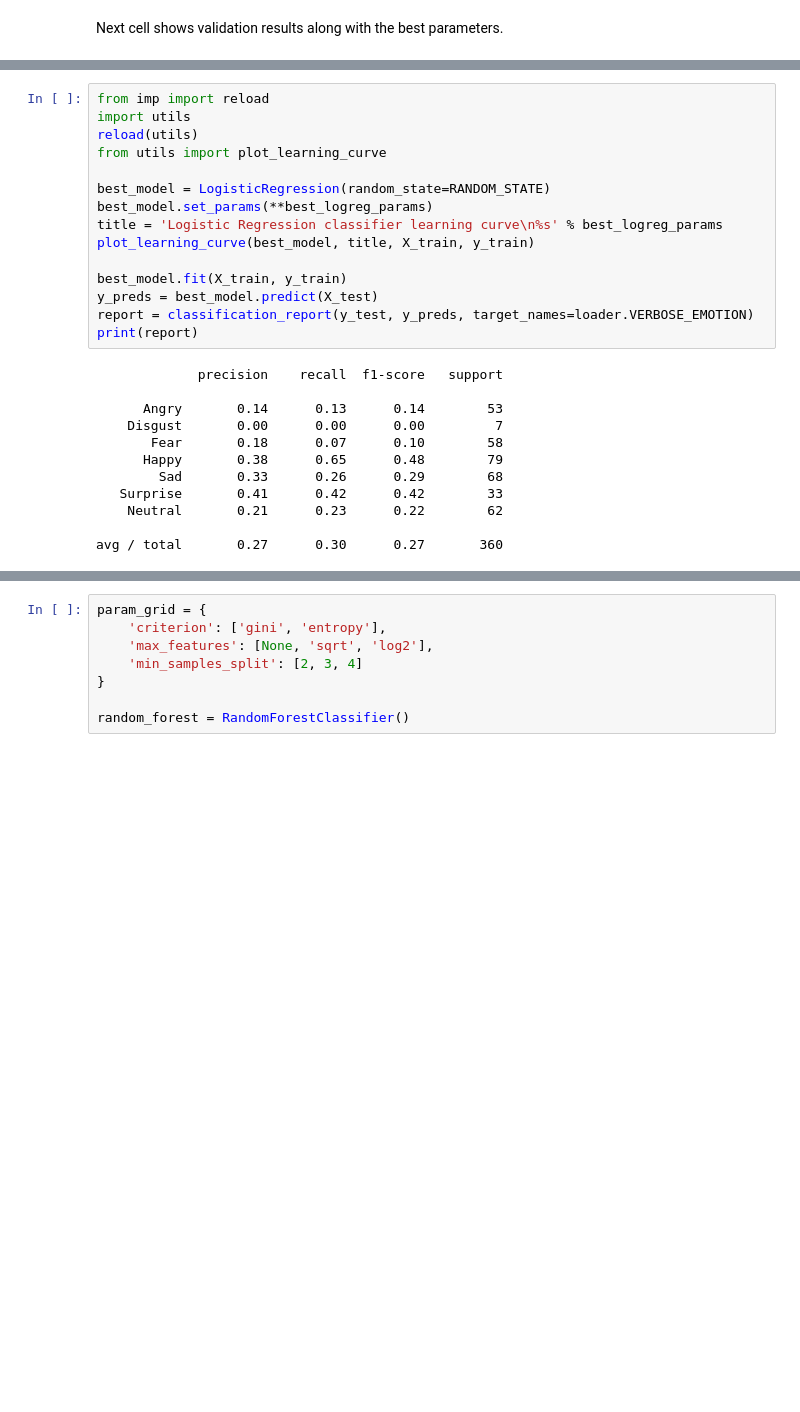
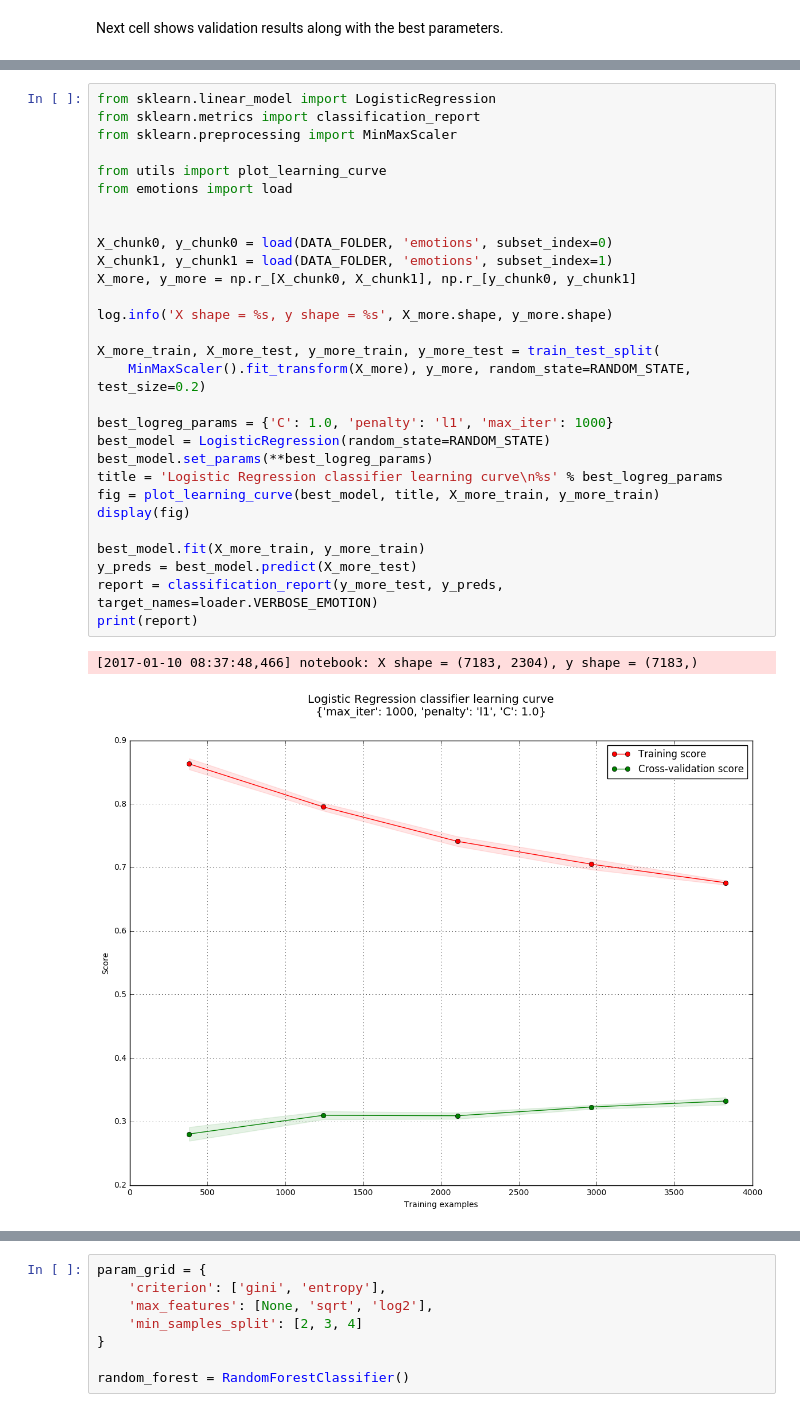
Before and after one commit to devforfu/emotions, a Jupyter notebook: emotions.ipynb, the cells around one changed output, grey strips where cells are left out. Drawn from its saved outputs; the diff is of its cells as text; blank space fills up the shorter version.

Commit message:
Full log reg model

```diff
--- a/emotions.ipynb
+++ b/emotions.ipynb
@@ -343,27 +326,32 @@ Nevertherless, let's plot learning curve too see if more amount data helps to im
 # %%
-from imp import reload
-import utils
-reload(utils)
+from sklearn.linear_model import LogisticRegression
+from sklearn.metrics import classification_report
+from sklearn.preprocessing import MinMaxScaler
+
 from utils import plot_learning_curve
+from emotions import load
 
+
+X_chunk0, y_chunk0 = load(DATA_FOLDER, 'emotions', subset_index=0)
+X_chunk1, y_chunk1 = load(DATA_FOLDER, 'emotions', subset_index=1)
+X_more, y_more = np.r_[X_chunk0, X_chunk1], np.r_[y_chunk0, y_chunk1]
+
+log.info('X shape = %s, y shape = %s', X_more.shape, y_more.shape)
+
+X_more_train, X_more_test, y_more_train, y_more_test = train_test_split(
+    MinMaxScaler().fit_transform(X_more), y_more, random_state=RANDOM_STATE, test_size=0.2)
+
+best_logreg_params = {'C': 1.0, 'penalty': 'l1', 'max_iter': 1000}
 best_model = LogisticRegression(random_state=RANDOM_STATE)
 best_model.set_params(**best_logreg_params)
 title = 'Logistic Regression classifier learning curve\n%s' % best_logreg_params
-plot_learning_curve(best_model, title, X_train, y_train)
+fig = plot_learning_curve(best_model, title, X_more_train, y_more_train)
+display(fig)
 
-best_model.fit(X_train, y_train)
-y_preds = best_model.predict(X_test)
-report = classification_report(y_test, y_preds, target_names=loader.VERBOSE_EMOTION)
+best_model.fit(X_more_train, y_more_train)
+y_preds = best_model.predict(X_more_test)
+report = classification_report(y_more_test, y_preds, target_names=loader.VERBOSE_EMOTION)
 print(report)
 # %% [output]
-             precision    recall  f1-score   support
-
-      Angry       0.14      0.13      0.14        53
-    Disgust       0.00      0.00      0.00         7
-       Fear       0.18      0.07      0.10        58
-      Happy       0.38      0.65      0.48        79
-        Sad       0.33      0.26      0.29        68
-   Surprise       0.41      0.42      0.42        33
-    Neutral       0.21      0.23      0.22        62
-
-avg / total       0.27      0.30      0.27       360
+[2017-01-10 08:37:48,466] notebook: X shape = (7183, 2304), y shape = (7183,)
+[figure, added]
```
Also changed, not shown: parts of 12 cells of this notebook.
